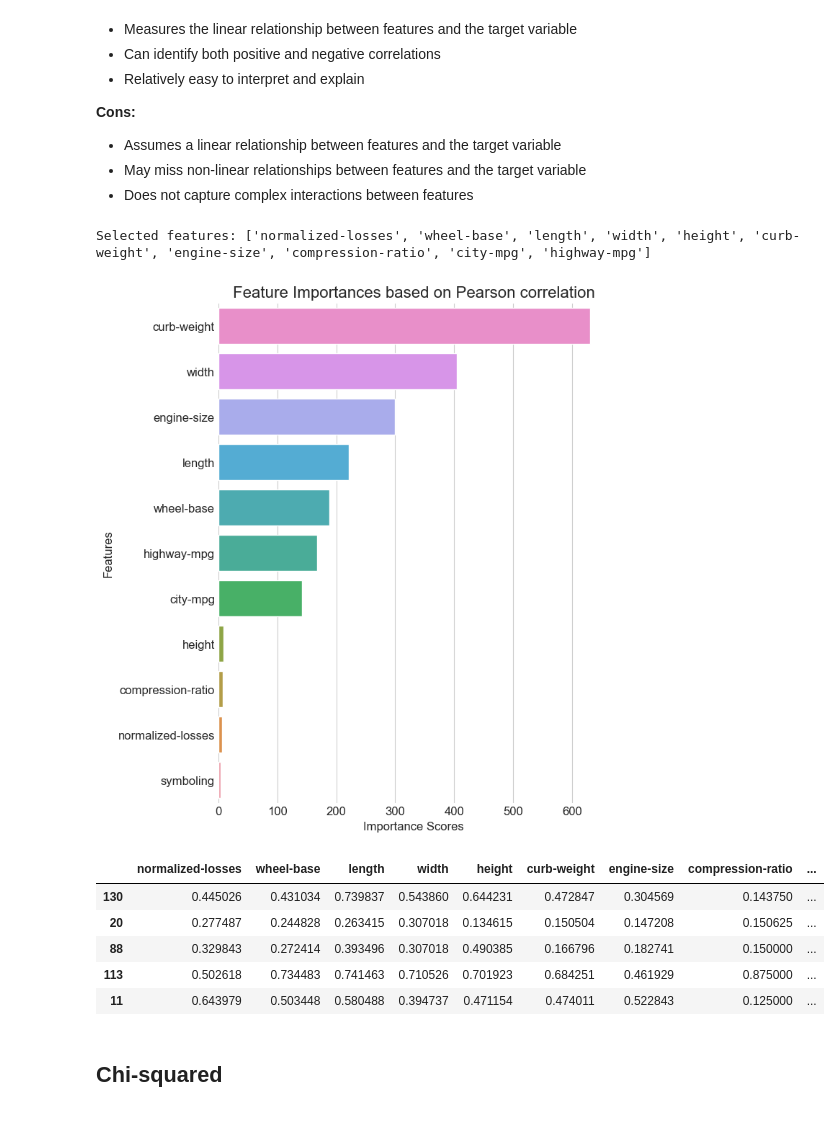
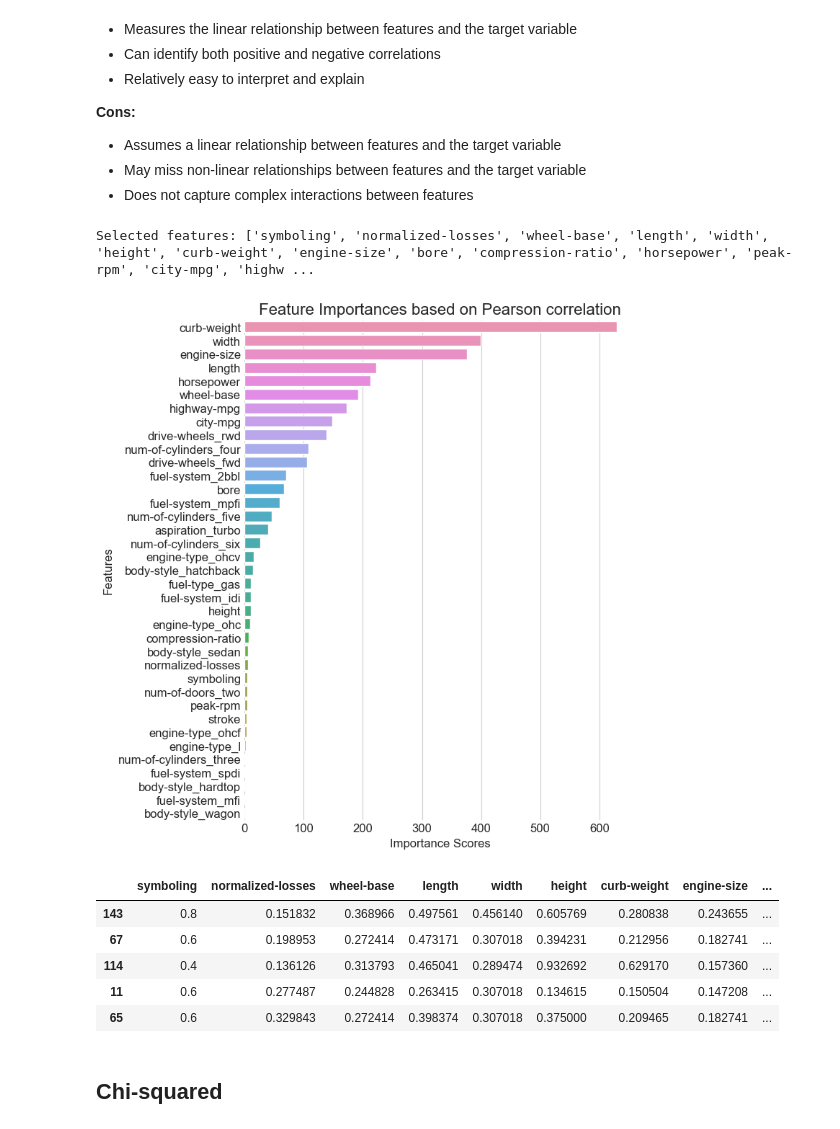
Before and after one commit to J-Jurza/tutorial_feature_selection, a Jupyter notebook: feature_selection_regression.ipynb, the cells around one changed output. Saved outputs shown, nothing was run; the diff lists cells and outputs as text; code cells hidden in the pictures.

Commit message:
update classification and regression notebooks

```diff
--- a/feature_selection_regression.ipynb
+++ b/feature_selection_regression.ipynb
@@ -63,14 +64,21 @@ df
 | 201 | -1 | 95.0 | volvo | gas | turbo | four | sedan | rwd | ... |
 202 rows × 26 columns
 # %%
+# Drop make column to avoid having too many columns and basing price on make
+df = df.drop(columns='make')
 
-data = df.dropna()
+# Convert problem columns to numeric. Error values will become nulls and dropped later.
+# This is for numeric columns with some non-numeric values "?" for missing.
+for col in ['peak-rpm', 'bore', 'stroke', 'horsepower']:
 
-data = data[['symboling', 'normalized-losses', 'wheel-base', 'length',  "width", "height", "curb-weight", "engine-size", "compression-ratio", "city-mpg", "highway-mpg", 'price']]
+    df[col] = pd.to_numeric(df[col], errors='coerce')
+
+# Drop any rows with nulls
+df = df.dropna().reset_index(drop=True)
 
 # Prepare input features and target
-X = data.drop(columns=['price'])
-y = data['price']
+X = df.drop(columns=['price'])
+y = df['price']
 
 # Get the numeric column names
 numeric_cols = X.select_dtypes(include=['int64', 'float64']).columns
@@ -205,6 +199,8 @@ def plot_importances(df_in, title):
   plt.show()
 # %% [markdown]
 # 1. Filter methods
+# %%
+n_features = 29
 # %% [markdown]
 ## Pearson correlation
 
@@ -222,36 +218,36 @@ Pearson correlation feature selection measures the linear relationship between f
 # %%
 from sklearn.feature_selection import SelectKBest, f_regression
 
 # Apply Pearson correlation feature selection to select the top two features
-selector = SelectKBest(f_regression, k=10)
+selector = SelectKBest(f_regression, k=n_features)
 X_filter = selector.fit_transform(X, y)
 
 # Get the indices of the selected features
 mask = selector.get_support()
 
 # Make dataframe with new features
 X_train_corr = X_train.loc[:,mask]
 X_test_corr = X_test.loc[:,mask]
 new_features = X_train.loc[:,mask].columns.tolist()
 
 # Get the feature importances and plot
 scores = selector.scores_
 feature_importances = {feature_name: score for feature_name, score in zip(X_train.columns, scores)}
 feature_importances = pd.DataFrame(feature_importances.items(), columns=['Feature', 'Importance'])\
     .sort_values('Importance', ascending=True)
 print("Selected features:", new_features)
 plot_importances(feature_importances, 'Feature Importances based on Pearson correlation')
 
 X_train_corr.head()
 # %% [output]
-Selected features: ['normalized-losses', 'wheel-base', 'length', 'width', 'height', 'curb-weight', 'engine-size', 'compression-ratio', 'city-mpg', 'highway-mpg']
+Selected features: ['symboling', 'normalized-losses', 'wheel-base', 'length', 'width', 'height', 'curb-weight', 'engine-size', 'bore', 'compression-ratio', 'horsepower', 'peak-rpm', 'city-mpg', 'highw ...
-[figure, old version]
+[figure, new version]
-|  | normalized-losses | wheel-base | length | width | height | curb-weight | engine-size | compression-ratio | ... |
-| 130 | 0.445026 | 0.431034 | 0.739837 | 0.543860 | 0.644231 | 0.472847 | 0.304569 | 0.143750 | ... |
-| 20 | 0.277487 | 0.244828 | 0.263415 | 0.307018 | 0.134615 | 0.150504 | 0.147208 | 0.150625 | ... |
-| 88 | 0.329843 | 0.272414 | 0.393496 | 0.307018 | 0.490385 | 0.166796 | 0.182741 | 0.150000 | ... |
-| 113 | 0.502618 | 0.734483 | 0.741463 | 0.710526 | 0.701923 | 0.684251 | 0.461929 | 0.875000 | ... |
-| 11 | 0.643979 | 0.503448 | 0.580488 | 0.394737 | 0.471154 | 0.474011 | 0.522843 | 0.125000 | ... |
+|  | symboling | normalized-losses | wheel-base | length | width | height | curb-weight | engine-size | ... |
+| 143 | 0.8 | 0.151832 | 0.368966 | 0.497561 | 0.456140 | 0.605769 | 0.280838 | 0.243655 | ... |
+| 67 | 0.6 | 0.198953 | 0.272414 | 0.473171 | 0.307018 | 0.394231 | 0.212956 | 0.182741 | ... |
+| 114 | 0.4 | 0.136126 | 0.313793 | 0.465041 | 0.289474 | 0.932692 | 0.629170 | 0.157360 | ... |
+| 11 | 0.6 | 0.277487 | 0.244828 | 0.263415 | 0.307018 | 0.134615 | 0.150504 | 0.147208 | ... |
+| 65 | 0.6 | 0.329843 | 0.272414 | 0.398374 | 0.307018 | 0.375000 | 0.209465 | 0.182741 | ... |
 # %% [markdown]
 ## Chi-squared
 # %%
```
Also changed, not shown: parts of 23 cells of this notebook, 1 other file.
